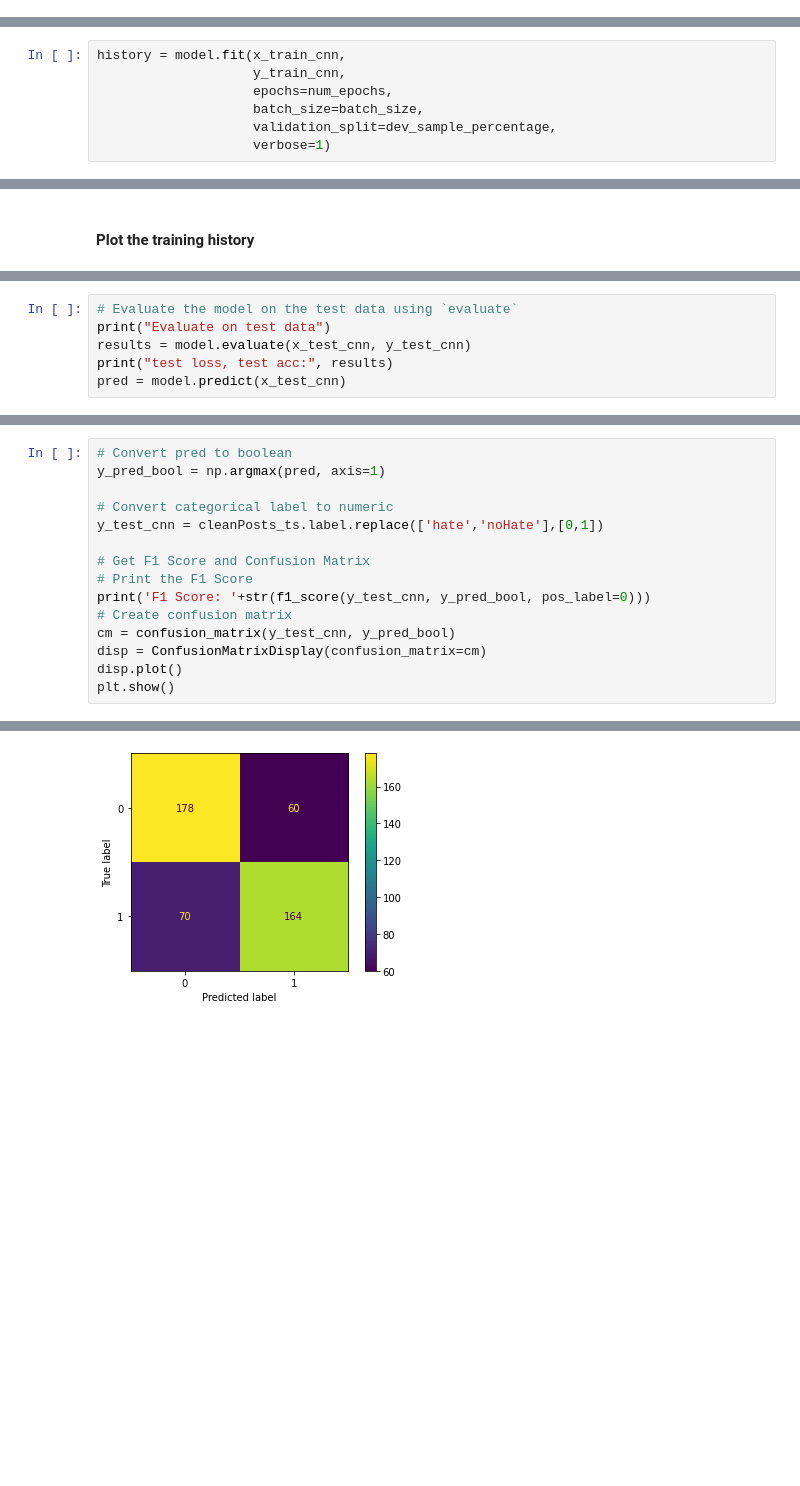
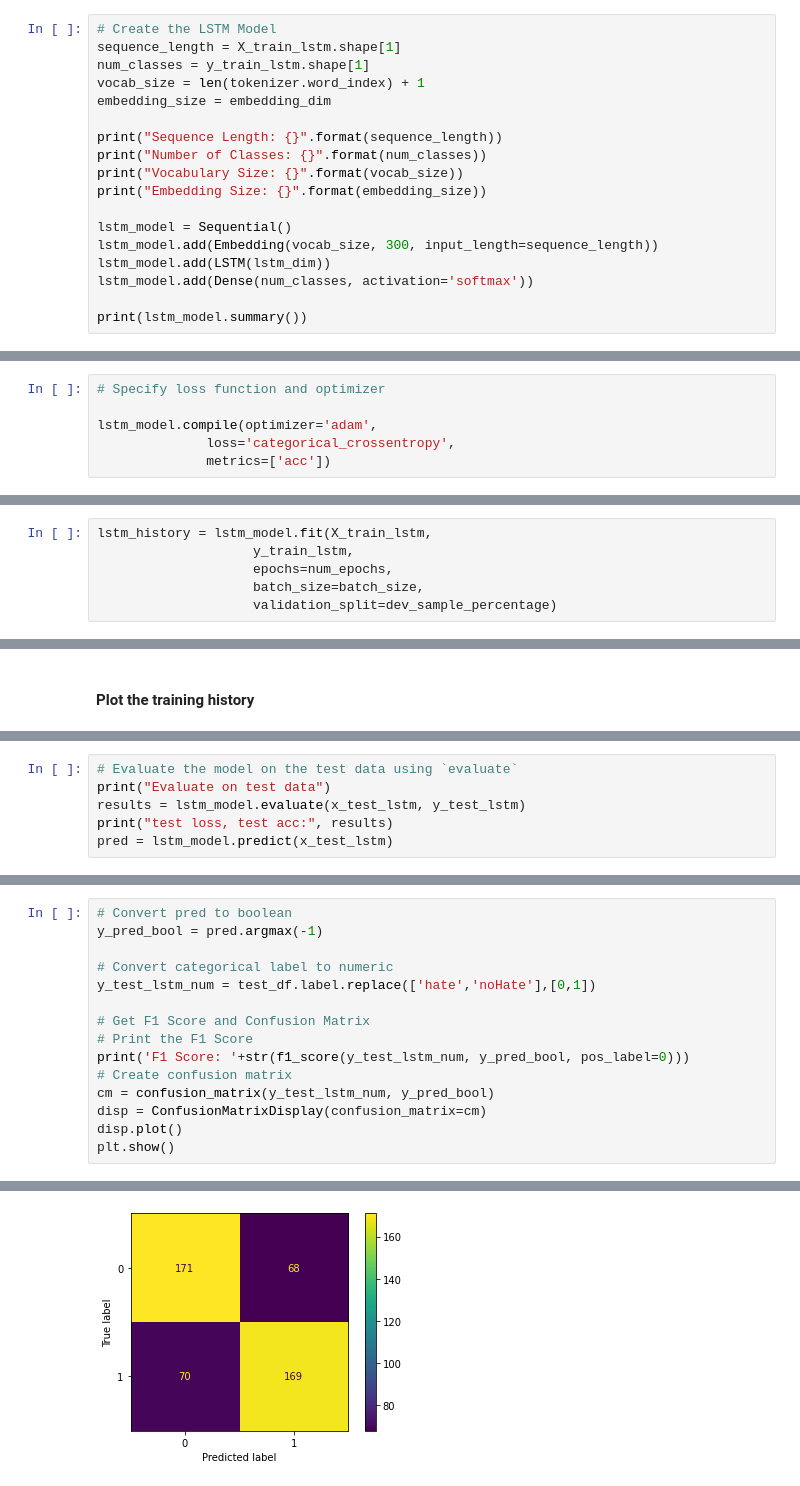
Before and after one commit to dmegkos/MSc-Dissertation-DS-2022, a Jupyter notebook: Thesis_Project.ipynb, the cells around one changed output, grey strips where cells are left out. Cells and saved outputs as stored; diff of their text form; blank space fills up the shorter version.

Commit message:
Recreated paper's findings, CNN and LSTM

```diff
--- a/Thesis_Project.ipynb
+++ b/Thesis_Project.ipynb
@@ -547,0 +760,18 @@ ________________________________________________________________________________
+# %%
+# Create the LSTM Model
+sequence_length = X_train_lstm.shape[1]
+num_classes = y_train_lstm.shape[1]
+vocab_size = len(tokenizer.word_index) + 1
+embedding_size = embedding_dim
+
+print("Sequence Length: {}".format(sequence_length))
+print("Number of Classes: {}".format(num_classes))
+print("Vocabulary Size: {}".format(vocab_size))
+print("Embedding Size: {}".format(embedding_size))
+
+lstm_model = Sequential()
+lstm_model.add(Embedding(vocab_size, 300, input_length=sequence_length))
+lstm_model.add(LSTM(lstm_dim))
+lstm_model.add(Dense(num_classes, activation='softmax'))
+
+print(lstm_model.summary())
@@ -548 +801,7 @@ ________________________________________________________________________________
+# %%
+# Specify loss function and optimizer
+
+lstm_model.compile(optimizer='adam',
+              loss='categorical_crossentropy',
+              metrics=['acc'])
 # %% [markdown]
@@ -566,9 +809,8 @@ model.compile(optimizer='adam',
 # %%
-history = model.fit(x_train_cnn,
-                    y_train_cnn,
+lstm_history = lstm_model.fit(X_train_lstm,
+                    y_train_lstm,
                     epochs=num_epochs,
                     batch_size=batch_size,
-                    validation_split=dev_sample_percentage,
-                    verbose=1)
+                    validation_split=dev_sample_percentage)
 # %% [output]
 Epoch 1/50
@@ -633,8 +878,8 @@ Test the model on the sampled test data. Print the Accuracy, F1 Score and Confus
 # %%
 # Evaluate the model on the test data using `evaluate`
 print("Evaluate on test data")
-results = model.evaluate(x_test_cnn, y_test_cnn)
+results = lstm_model.evaluate(x_test_lstm, y_test_lstm)
 print("test loss, test acc:", results)
-pred = model.predict(x_test_cnn)
+pred = lstm_model.predict(x_test_lstm)
 # %% [output]
 Evaluate on test data
@@ -643,15 +888,15 @@ test loss, test acc: [1.7621996402740479, 0.7245762944221497]
 # %%
 # Convert pred to boolean
-y_pred_bool = np.argmax(pred, axis=1)
+y_pred_bool = pred.argmax(-1)
 
 # Convert categorical label to numeric
-y_test_cnn = cleanPosts_ts.label.replace(['hate','noHate'],[0,1])
+y_test_lstm_num = test_df.label.replace(['hate','noHate'],[0,1])
 
 # Get F1 Score and Confusion Matrix
 # Print the F1 Score
-print('F1 Score: '+str(f1_score(y_test_cnn, y_pred_bool, pos_label=0)))
+print('F1 Score: '+str(f1_score(y_test_lstm_num, y_pred_bool, pos_label=0)))
 # Create confusion matrix
-cm = confusion_matrix(y_test_cnn, y_pred_bool)
+cm = confusion_matrix(y_test_lstm_num, y_pred_bool)
 disp = ConfusionMatrixDisplay(confusion_matrix=cm)
 disp.plot()
 plt.show()
@@ -660 +905 @@ F1 Score: 0.7325102880658436
-[figure, old version]
+[figure, new version]
```
Also changed, not shown: parts of 141 cells of this notebook, 1 other file.
